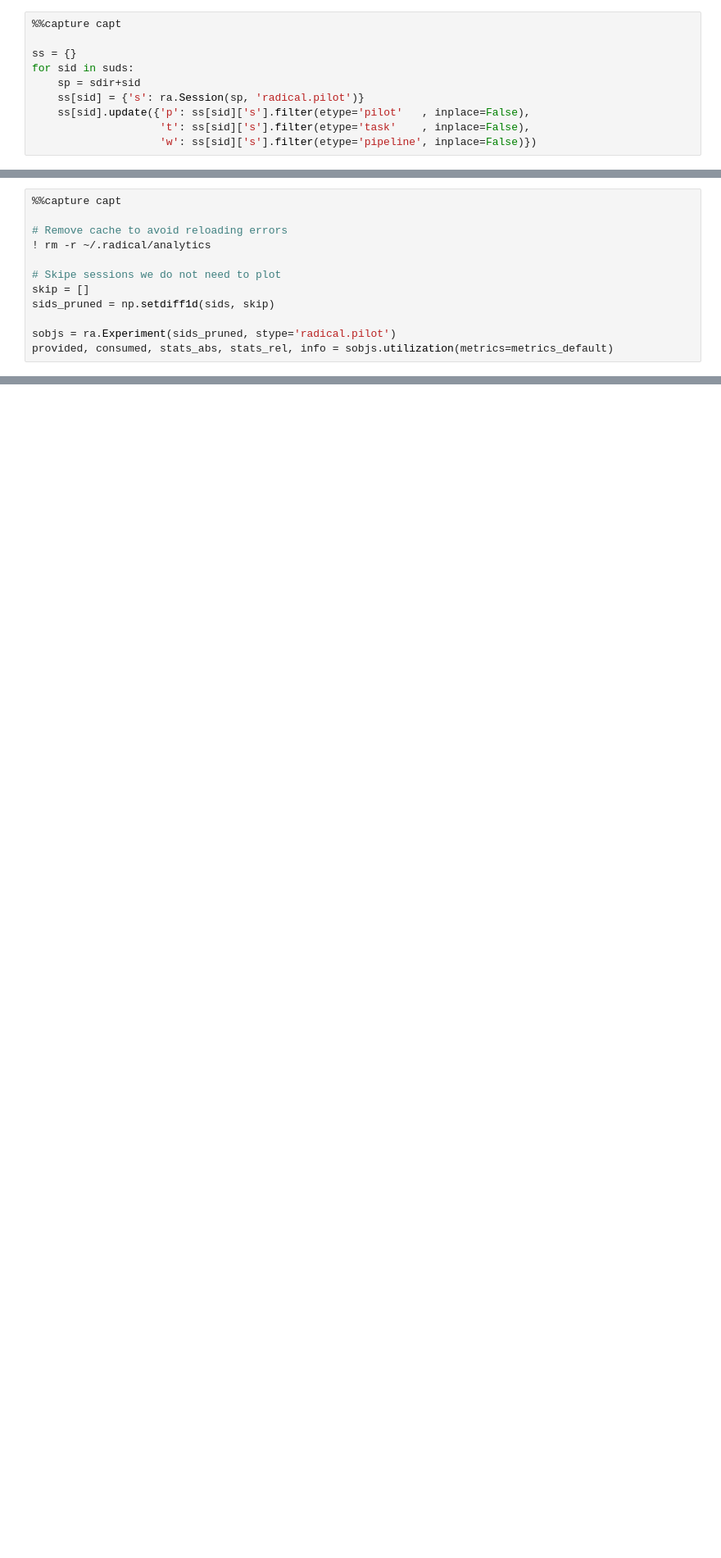
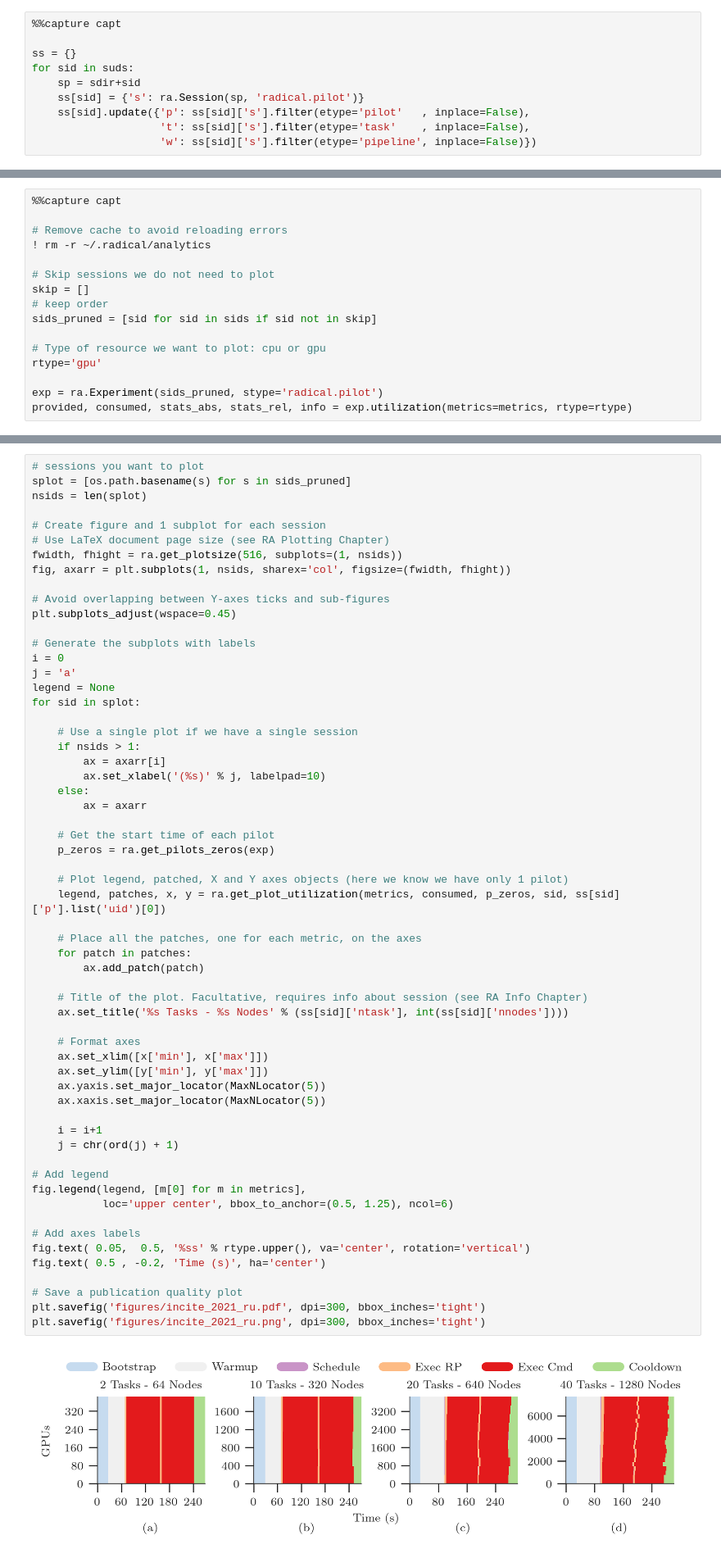
Before and after one commit to radical-experiments/hpcw-princeton, a Jupyter notebook: analysis/incite2021.ipynb, the cells around one changed output, grey strips where cells are left out. Shown: that part at 82% size. Drawn from its saved outputs; the diff is of its cells as text; blank space fills up the shorter version.

```diff
--- a/analysis/incite2021.ipynb
+++ b/analysis/incite2021.ipynb
@@ -168,9 +234,13 @@ metrics_default = [
 # Remove cache to avoid reloading errors
 ! rm -r ~/.radical/analytics
 
-# Skipe sessions we do not need to plot
+# Skip sessions we do not need to plot
 skip = []
-sids_pruned = np.setdiff1d(sids, skip)
+# keep order
+sids_pruned = [sid for sid in sids if sid not in skip]
 
-sobjs = ra.Experiment(sids_pruned, stype='radical.pilot')
-provided, consumed, stats_abs, stats_rel, info = sobjs.utilization(metrics=metrics_default)
+# Type of resource we want to plot: cpu or gpu
+rtype='gpu'
+
+exp = ra.Experiment(sids_pruned, stype='radical.pilot')
+provided, consumed, stats_abs, stats_rel, info = exp.utilization(metrics=metrics, rtype=rtype)
@@ -301,0 +254,61 @@ plt.savefig('figures/incite_2021_ru.png', dpi=300, bbox_inches='tight')
+# %%
+# sessions you want to plot
+splot = [os.path.basename(s) for s in sids_pruned]
+nsids = len(splot)
+
+# Create figure and 1 subplot for each session
+# Use LaTeX document page size (see RA Plotting Chapter)
+fwidth, fhight = ra.get_plotsize(516, subplots=(1, nsids))
+fig, axarr = plt.subplots(1, nsids, sharex='col', figsize=(fwidth, fhight))
+
+# Avoid overlapping between Y-axes ticks and sub-figures
+plt.subplots_adjust(wspace=0.45)
+
+# Generate the subplots with labels
+i = 0
+j = 'a'
+legend = None
+for sid in splot:
+
+    # Use a single plot if we have a single session
+    if nsids > 1:
+        ax = axarr[i]
+        ax.set_xlabel('(%s)' % j, labelpad=10)
+    else:
+        ax = axarr
+
+    # Get the start time of each pilot
+    p_zeros = ra.get_pilots_zeros(exp)
+
+    # Plot legend, patched, X and Y axes objects (here we know we have only 1 pilot)
+    legend, patches, x, y = ra.get_plot_utilization(metrics, consumed, p_zeros, sid, ss[sid]['p'].list('uid')[0])
+
+    # Place all the patches, one for each metric, on the axes
+    for patch in patches:
+        ax.add_patch(patch)
+
+    # Title of the plot. Facultative, requires info about session (see RA Info Chapter)
+    ax.set_title('%s Tasks - %s Nodes' % (ss[sid]['ntask'], int(ss[sid]['nnodes'])))
+
+    # Format axes
+    ax.set_xlim([x['min'], x['max']])
+    ax.set_ylim([y['min'], y['max']])
+    ax.yaxis.set_major_locator(MaxNLocator(5))
+    ax.xaxis.set_major_locator(MaxNLocator(5))
+
+    i = i+1
+    j = chr(ord(j) + 1)
+
+# Add legend
+fig.legend(legend, [m[0] for m in metrics],
+           loc='upper center', bbox_to_anchor=(0.5, 1.25), ncol=6)
+
+# Add axes labels
+fig.text( 0.05,  0.5, '%ss' % rtype.upper(), va='center', rotation='vertical')
+fig.text( 0.5 , -0.2, 'Time (s)', ha='center')
+
+# Save a publication quality plot
+plt.savefig('figures/incite_2021_ru.pdf', dpi=300, bbox_inches='tight')
+plt.savefig('figures/incite_2021_ru.png', dpi=300, bbox_inches='tight')
+# %% [output]
+[figure, added]
```
Also changed, not shown: parts of 16 cells of this notebook, 8 other files.
